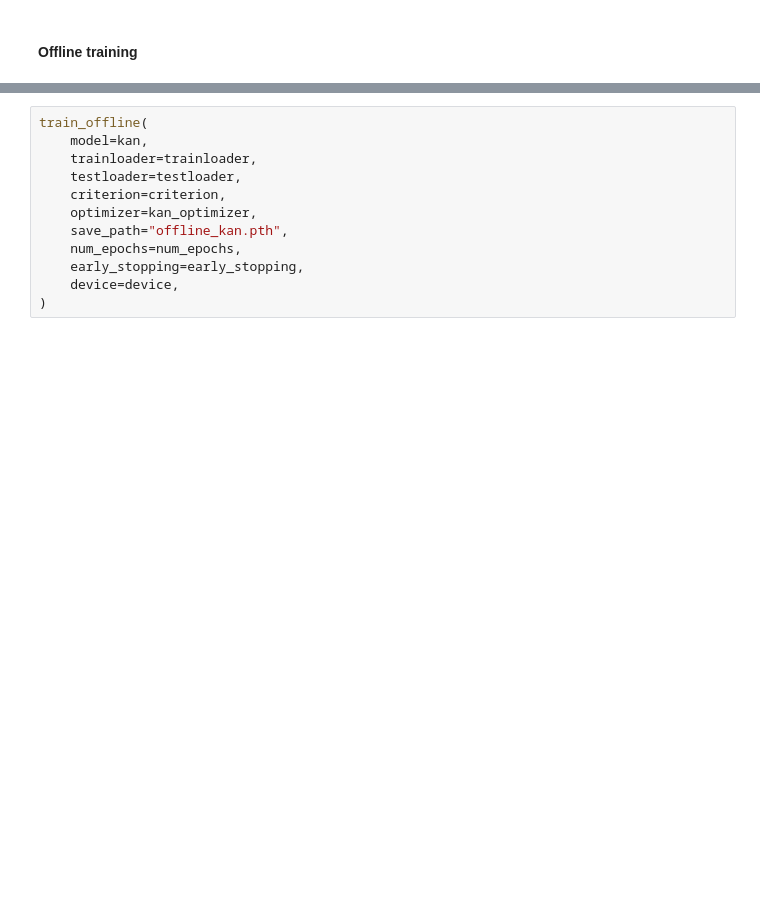
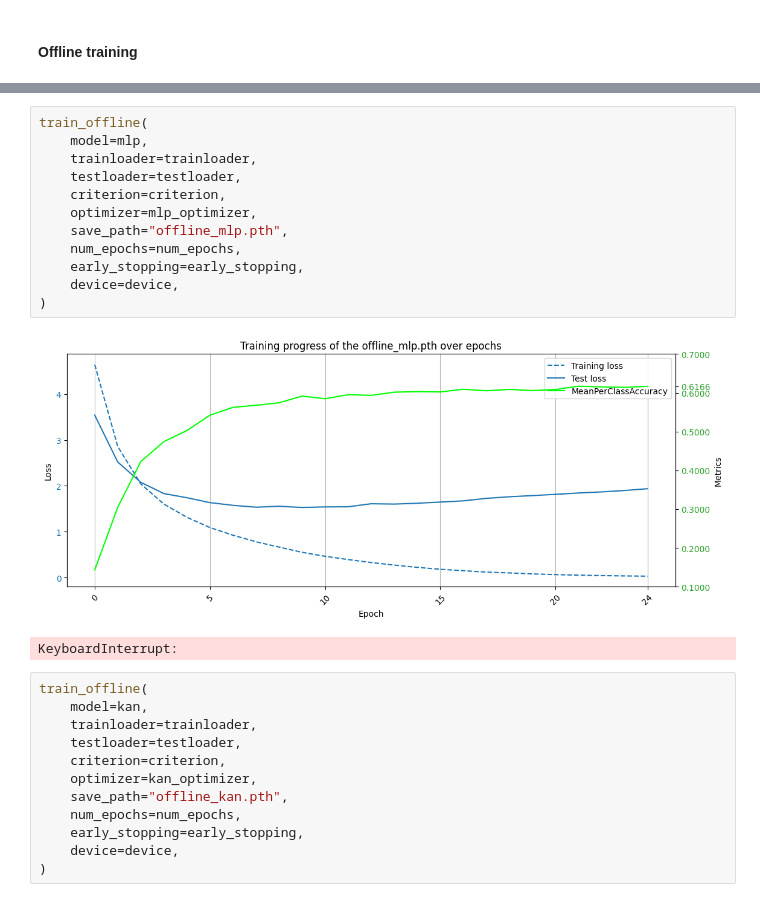
Before and after one commit to trxxxxkov/spbu-bachelor-thesis, a Jupyter notebook: src/notebooks/02_proposed_models.ipynb, the cells around one changed output, grey strips where cells are left out. Drawn from its saved outputs; the diff is of its cells as text; blank space fills up the shorter version.

```diff
--- a/src/notebooks/02_proposed_models.ipynb
+++ b/src/notebooks/02_proposed_models.ipynb
@@ -113,3 +120,18 @@ The model's weights are saved to /home/trxxxxkov/projects/spbu-bachelor-thesis/s
+# %%
+train_offline(
+    model=mlp,
+    trainloader=trainloader,
+    testloader=testloader,
+    criterion=criterion,
+    optimizer=mlp_optimizer,
+    save_path="offline_mlp.pth",
+    num_epochs=num_epochs,
+    early_stopping=early_stopping,
+    device=device,
+)
+# %% [output]
+[figure, added]
+KeyboardInterrupt:
 # %%
 train_offline(
     model=kan,
```
Also changed, not shown: parts of 3 cells of this notebook, 3 other files.
